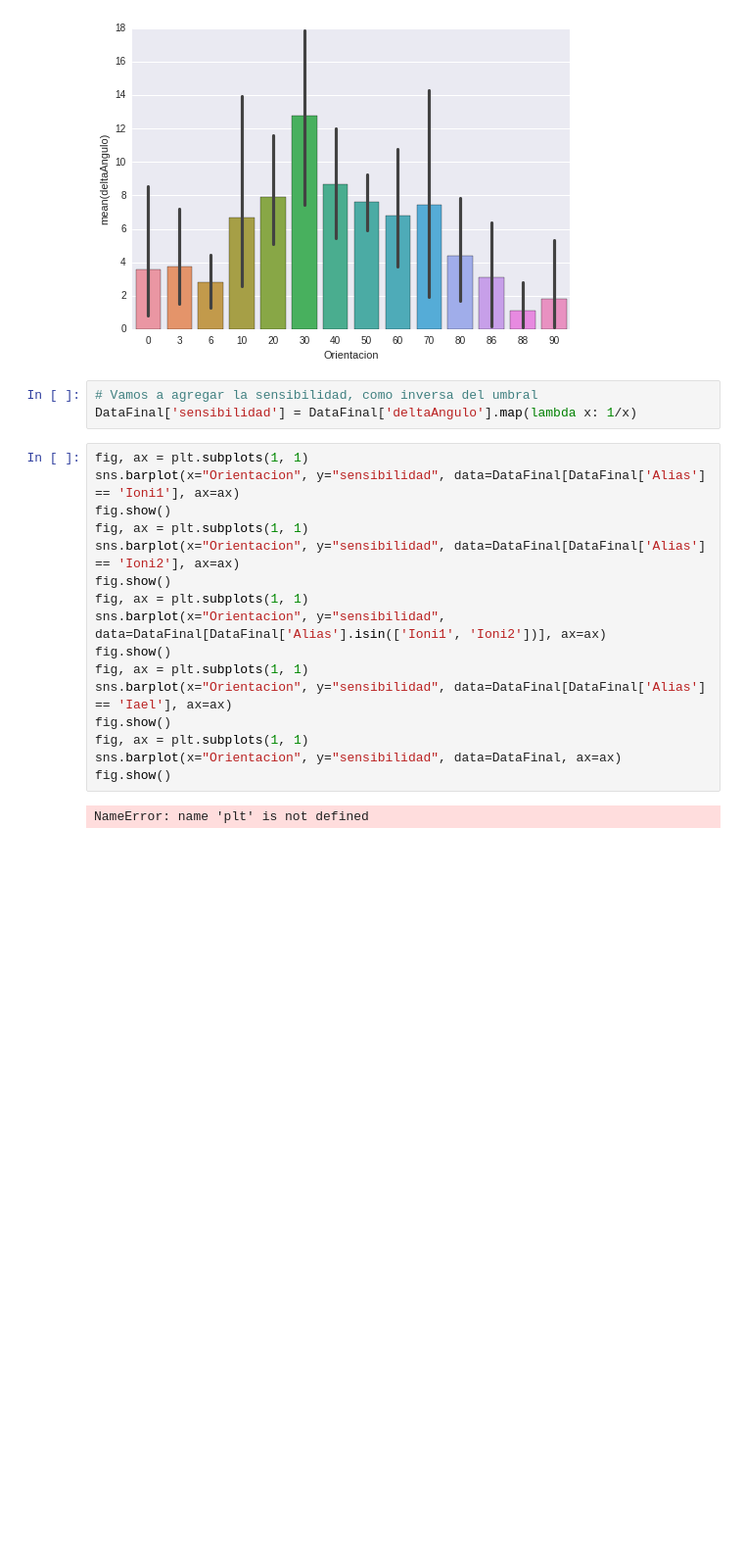
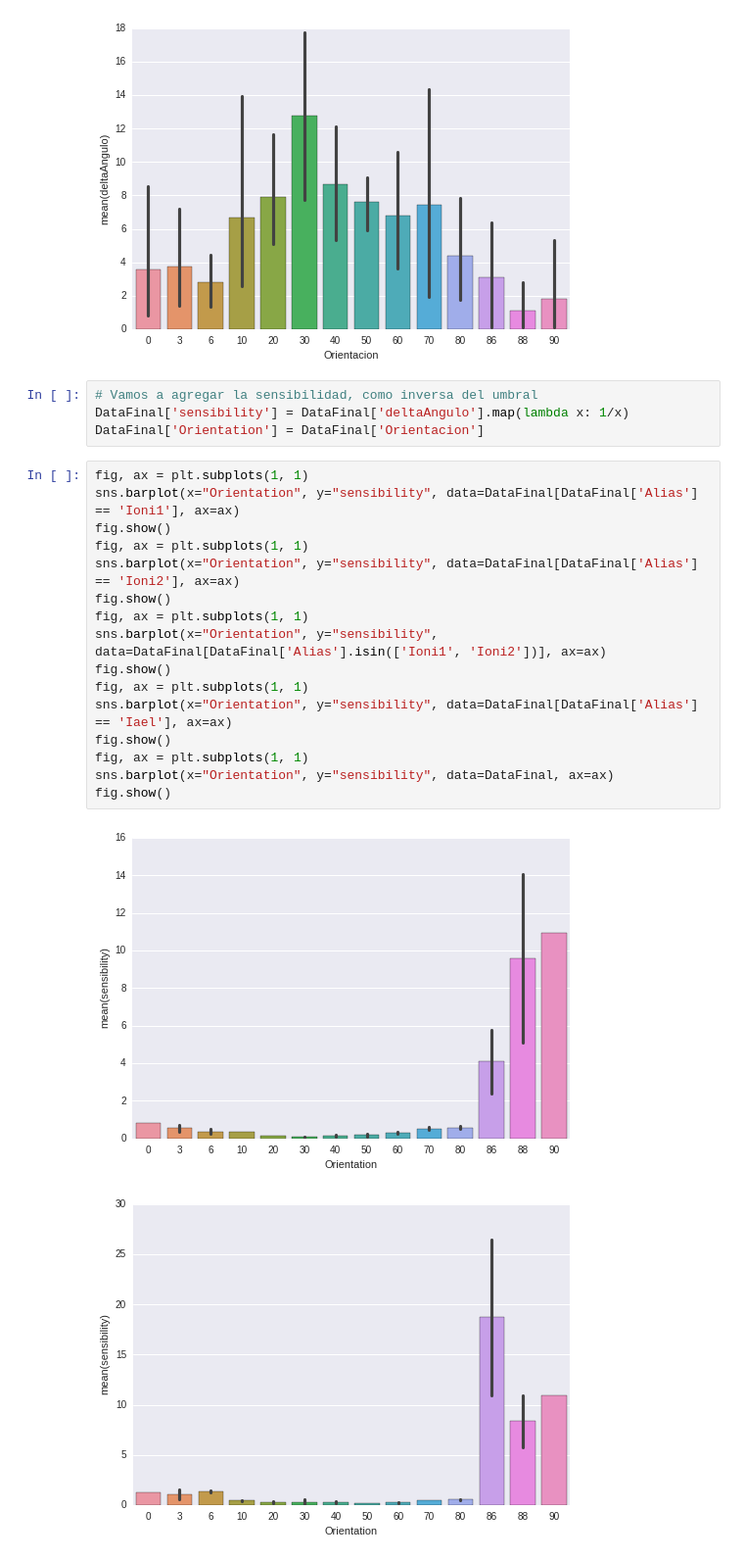
Before and after one commit to IoniUTDT/IPyVisound, a Jupyter notebook: Paper/Reanalisis Umbral.ipynb, the cells around one changed output. Shown at 98% size. Cells and saved outputs as stored; diff of their text form; blank space fills up the shorter version.

```diff
--- a/Paper/Reanalisis Umbral.ipynb
+++ b/Paper/Reanalisis Umbral.ipynb
@@ -228,22 +230,24 @@ fig.show()
 [figure]
 # %%
 # Vamos a agregar la sensibilidad, como inversa del umbral
-DataFinal['sensibilidad'] = DataFinal['deltaAngulo'].map(lambda x: 1/x)
+DataFinal['sensibility'] = DataFinal['deltaAngulo'].map(lambda x: 1/x)
+DataFinal['Orientation'] = DataFinal['Orientacion']
 # %%
 fig, ax = plt.subplots(1, 1)
-sns.barplot(x="Orientacion", y="sensibilidad", data=DataFinal[DataFinal['Alias'] == 'Ioni1'], ax=ax)
+sns.barplot(x="Orientation", y="sensibility", data=DataFinal[DataFinal['Alias'] == 'Ioni1'], ax=ax)
 fig.show()
 fig, ax = plt.subplots(1, 1)
-sns.barplot(x="Orientacion", y="sensibilidad", data=DataFinal[DataFinal['Alias'] == 'Ioni2'], ax=ax)
+sns.barplot(x="Orientation", y="sensibility", data=DataFinal[DataFinal['Alias'] == 'Ioni2'], ax=ax)
 fig.show()
 fig, ax = plt.subplots(1, 1)
-sns.barplot(x="Orientacion", y="sensibilidad", data=DataFinal[DataFinal['Alias'].isin(['Ioni1', 'Ioni2'])], ax=ax)
+sns.barplot(x="Orientation", y="sensibility", data=DataFinal[DataFinal['Alias'].isin(['Ioni1', 'Ioni2'])], ax=ax)
 fig.show()
 fig, ax = plt.subplots(1, 1)
-sns.barplot(x="Orientacion", y="sensibilidad", data=DataFinal[DataFinal['Alias'] == 'Iael'], ax=ax)
+sns.barplot(x="Orientation", y="sensibility", data=DataFinal[DataFinal['Alias'] == 'Iael'], ax=ax)
 fig.show()
 fig, ax = plt.subplots(1, 1)
-sns.barplot(x="Orientacion", y="sensibilidad", data=DataFinal, ax=ax)
+sns.barplot(x="Orientation", y="sensibility", data=DataFinal, ax=ax)
 fig.show()
 # %% [output]
-NameError: name 'plt' is not defined
+[figure, added]
+[figure, added]
```
Also changed, not shown: parts of 3 cells of this notebook, 4 other files.
